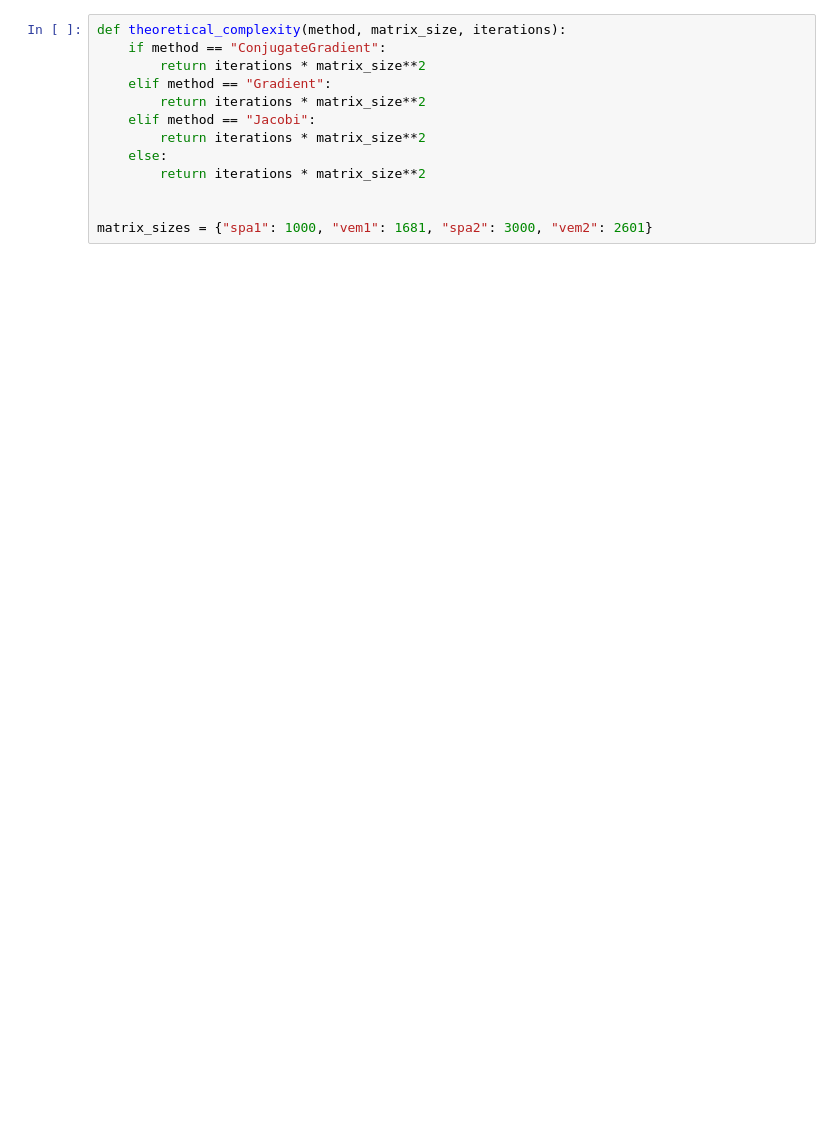
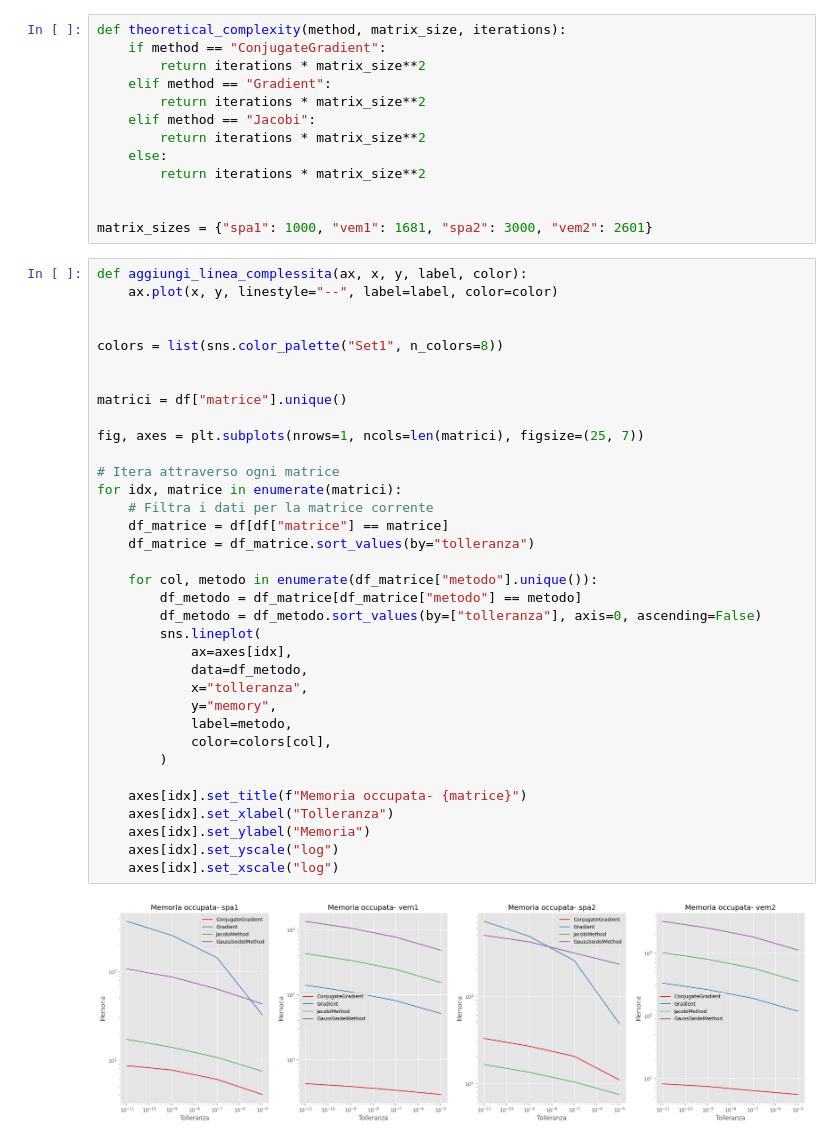
Before and after one commit to TommasoFerrario18/Methods-of-Scientific-Computing, a Jupyter notebook: src/tmp.ipynb, the cells around one changed output. Drawn from its saved outputs; the diff is of its cells as text; blank space fills up the shorter version.

```diff
--- a/src/tmp.ipynb
+++ b/src/tmp.ipynb
@@ -151,4 +156,41 @@ def theoretical_complexity(method, matrix_size, iterations):
 
 
 matrix_sizes = {"spa1": 1000, "vem1": 1681, "spa2": 3000, "vem2": 2601}
+# %%
+def aggiungi_linea_complessita(ax, x, y, label, color):
+    ax.plot(x, y, linestyle="--", label=label, color=color)
+
+
+colors = list(sns.color_palette("Set1", n_colors=8))
+
+
+matrici = df["matrice"].unique()
+
+fig, axes = plt.subplots(nrows=1, ncols=len(matrici), figsize=(25, 7))
+
+# Itera attraverso ogni matrice
+for idx, matrice in enumerate(matrici):
+    # Filtra i dati per la matrice corrente
+    df_matrice = df[df["matrice"] == matrice]
+    df_matrice = df_matrice.sort_values(by="tolleranza")
+
+    for col, metodo in enumerate(df_matrice["metodo"].unique()):
+        df_metodo = df_matrice[df_matrice["metodo"] == metodo]
+        df_metodo = df_metodo.sort_values(by=["tolleranza"], axis=0, ascending=False)
+        sns.lineplot(
+            ax=axes[idx],
+            data=df_metodo,
+            x="tolleranza",
+            y="memory",
+            label=metodo,
+            color=colors[col],
+        )
+
+    axes[idx].set_title(f"Memoria occupata- {matrice}")
+    axes[idx].set_xlabel("Tolleranza")
+    axes[idx].set_ylabel("Memoria")
+    axes[idx].set_yscale("log")
+    axes[idx].set_xscale("log")
+# %% [output]
+[figure, added]
 # %%
```
Also changed, not shown: parts of 6 cells of this notebook, 3 other files.
